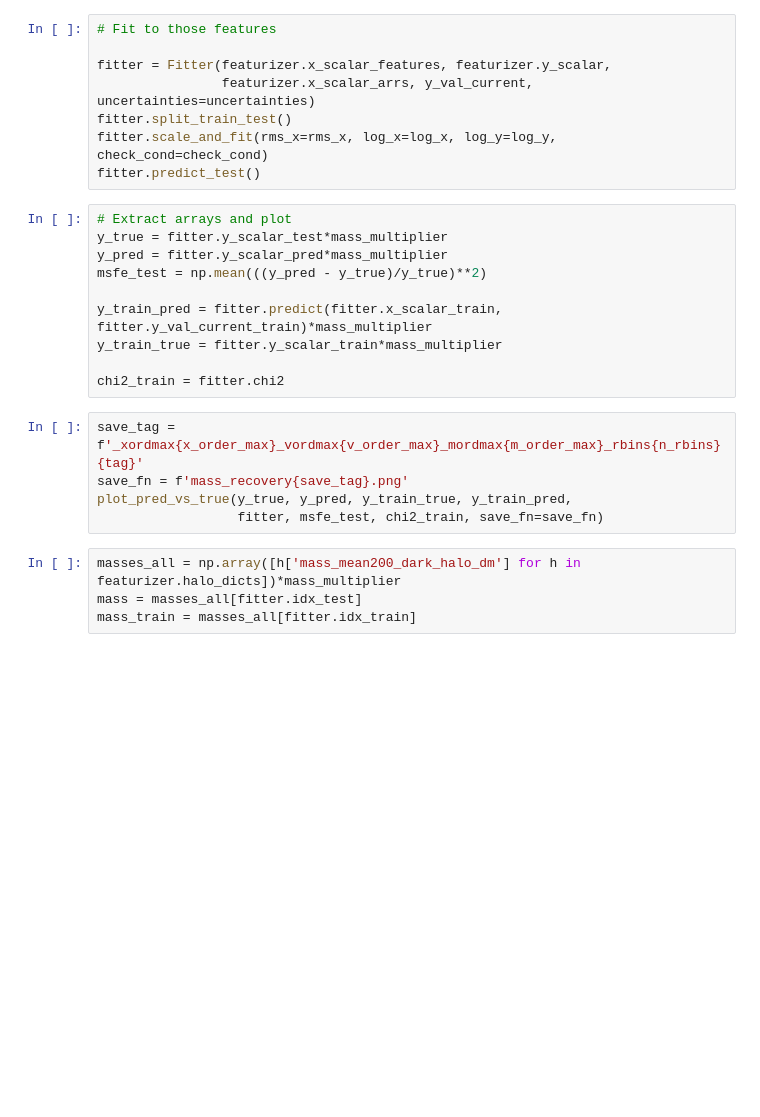
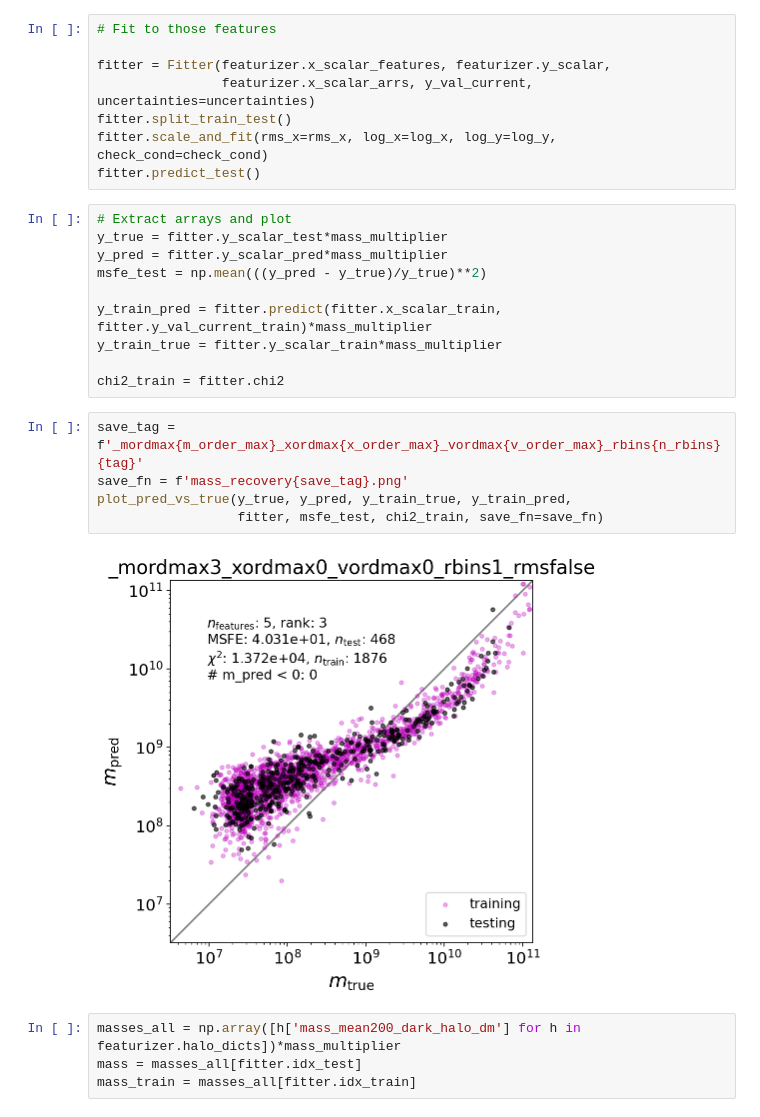
Before and after one commit to kstoreyf/equivariant-cosmology, a Jupyter notebook: notebooks/2022-02-16_feature_check.ipynb, the cells around one changed output. Saved outputs shown, nothing was run; the diff lists cells and outputs as text; blank space fills up the shorter version.

```diff
--- a/notebooks/2022-02-16_feature_check.ipynb
+++ b/notebooks/2022-02-16_feature_check.ipynb
@@ -239,10 +262,12 @@ y_train_true = fitter.y_scalar_train*mass_multiplier
 
 chi2_train = fitter.chi2
 # %%
-save_tag = f'_xordmax{x_order_max}_vordmax{v_order_max}_mordmax{m_order_max}_rbins{n_rbins}{tag}'
+save_tag = f'_mordmax{m_order_max}_xordmax{x_order_max}_vordmax{v_order_max}_rbins{n_rbins}{tag}'
 save_fn = f'mass_recovery{save_tag}.png'
 plot_pred_vs_true(y_true, y_pred, y_train_true, y_train_pred,
                   fitter, msfe_test, chi2_train, save_fn=save_fn)
+# %% [output]
+[figure, added]
 # %%
 masses_all = np.array([h['mass_mean200_dark_halo_dm'] for h in featurizer.halo_dicts])*mass_multiplier
 mass = masses_all[fitter.idx_test]
```
Also changed, not shown: parts of 5 cells of this notebook, 1 other file.
